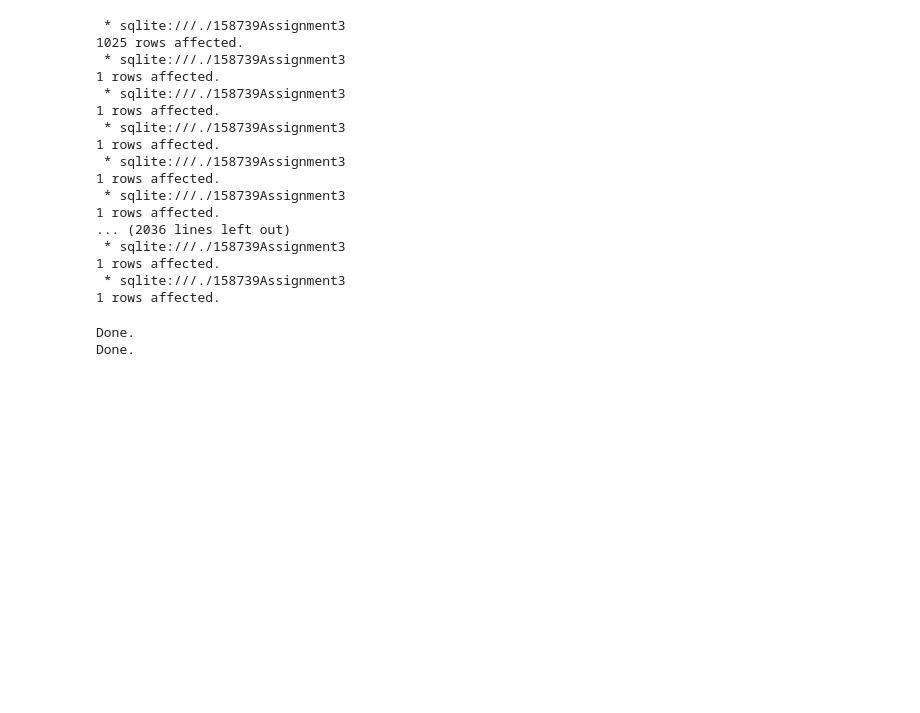
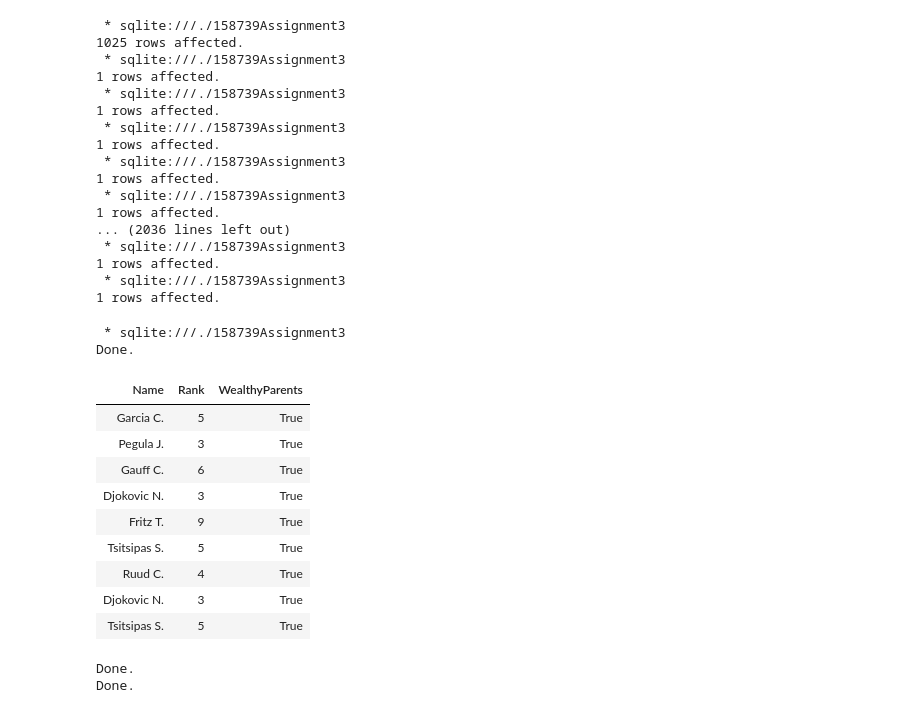
Before and after one commit to mmmcustard/analytics158739, a Jupyter notebook: 158739Assignment3.ipynb, the cells around one changed output. Cells and saved outputs as stored; diff of their text form; code cells hidden in the pictures; blank space fills up the shorter version.

Commit message:
add query to test players table

```diff
--- a/158739Assignment3.ipynb
+++ b/158739Assignment3.ipynb
@@ -194,6 +194,28 @@ for name in names:
 1 rows affected.
  * sqlite:///./158739Assignment3
 1 rows affected.
+# %%
+# query who of the top 20 ranked (10 of each atp and wta players) have wealthy parents
+
+%%sql SELECT
+    Players.Name,
+    Players.Ranking AS Rank,
+    Players.WealthyParents
+    FROM Players
+    WHERE Rank < 10 AND WealthyParents in ("True");
+# %% [output]
+ * sqlite:///./158739Assignment3
+Done.
+| Name | Rank | WealthyParents |
+| Garcia C. | 5 | True |
+| Pegula J. | 3 | True |
+| Gauff C. | 6 | True |
+| Djokovic N. | 3 | True |
+| Fritz T. | 9 | True |
+| Tsitsipas S. | 5 | True |
+| Ruud C. | 4 | True |
+| Djokovic N. | 3 | True |
+| Tsitsipas S. | 5 | True |
 # %%
 %%sql sqlite:///./158739Assignment3
 
```
Also changed, not shown: parts of 4 cells of this notebook.
